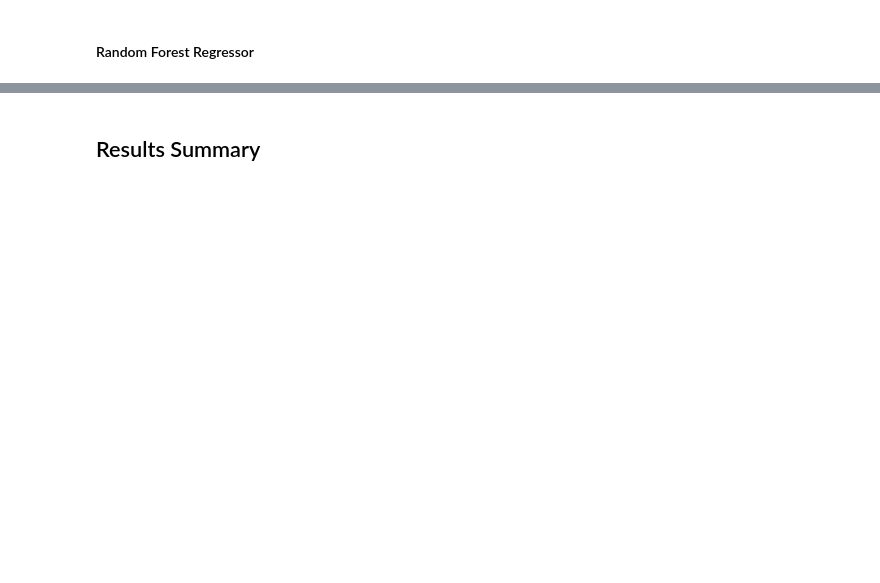
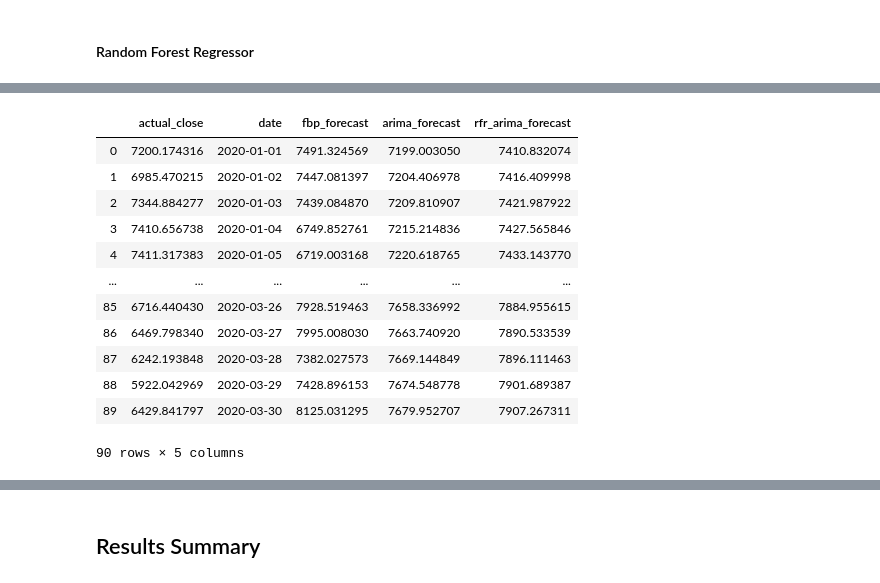
Before and after one commit to happyheppler/Thinkful-Module-38, a Jupyter notebook: module38_capstone.ipynb, the cells around one changed output, grey strips where cells are left out. Saved outputs shown, nothing was run; the diff lists cells and outputs as text; code cells hidden in the pictures; blank space fills up the shorter version.

```diff
--- a/module38_capstone.ipynb
+++ b/module38_capstone.ipynb
@@ -560,0 +417,9 @@ KeyError: 'date'
+# %%
+# Instantiate new prophet object and fit model
+gm_prophet = fbprophet.Prophet(changepoint_prior_scale=0.2, daily_seasonality=False)
+gm_prophet.fit(gm)
+
+# Use model to forecast daily bitcoin prices 90
+# days into the future
+gm_forecast = gm_prophet.make_future_dataframe(periods=90, freq='D')
+gm_forecast = gm_prophet.predict(gm_forecast)
@@ -815,7 +1081,26 @@ stepwise_fit.summary()
 # %%
-# Forecast using ARIMA(1, 1, 2) model
-model = ARIMA(rfr_final.rfr_bitcoin_close, order=(1, 1, 2))
+# Forecast using ARIMA(0, 1, 0) model
+# Instantiate model
+model = ARIMA(rfr_final.rfr_bitcoin_close, order=(0, 1, 0))
+
+# Fit model
 model_fit = model.fit()
+
+# Use model to forecast and store in data frame
 actual['rfr_arima_forecast'] = model_fit.forecast(steps=90)[0]
 actual
+# %% [output]
+|  | actual_close | date | fbp_forecast | arima_forecast | rfr_arima_forecast |
+| 0 | 7200.174316 | 2020-01-01 | 7491.324569 | 7199.003050 | 7410.832074 |
+| 1 | 6985.470215 | 2020-01-02 | 7447.081397 | 7204.406978 | 7416.409998 |
+| 2 | 7344.884277 | 2020-01-03 | 7439.084870 | 7209.810907 | 7421.987922 |
+| 3 | 7410.656738 | 2020-01-04 | 6749.852761 | 7215.214836 | 7427.565846 |
+| 4 | 7411.317383 | 2020-01-05 | 6719.003168 | 7220.618765 | 7433.143770 |
+| ... | ... | ... | ... | ... | ... |
+| 85 | 6716.440430 | 2020-03-26 | 7928.519463 | 7658.336992 | 7884.955615 |
+| 86 | 6469.798340 | 2020-03-27 | 7995.008030 | 7663.740920 | 7890.533539 |
+| 87 | 6242.193848 | 2020-03-28 | 7382.027573 | 7669.144849 | 7896.111463 |
+| 88 | 5922.042969 | 2020-03-29 | 7428.896153 | 7674.548778 | 7901.689387 |
+| 89 | 6429.841797 | 2020-03-30 | 8125.031295 | 7679.952707 | 7907.267311 |
+90 rows × 5 columns
 # %%
```
Also changed, not shown: parts of 97 cells of this notebook.
